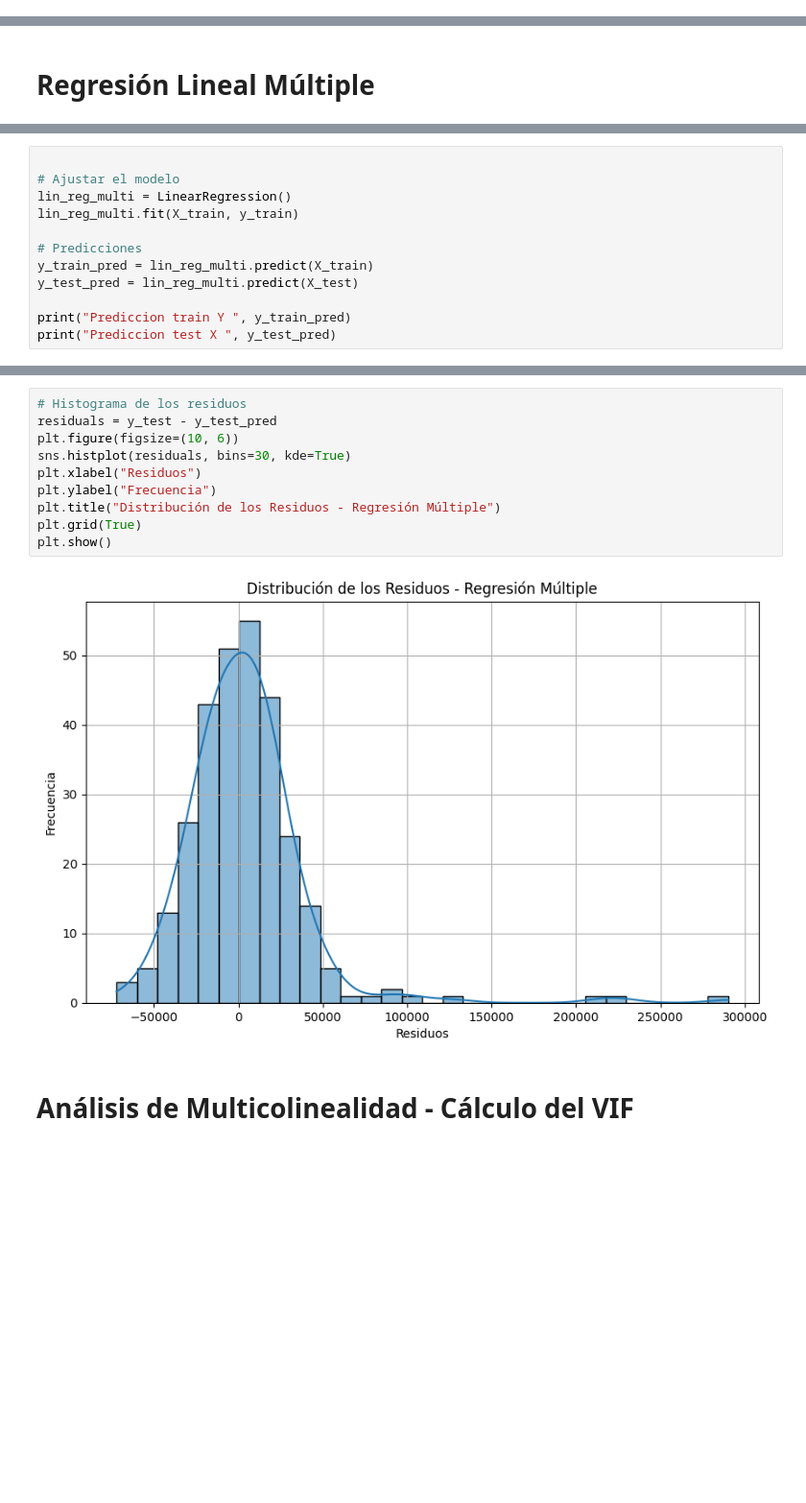
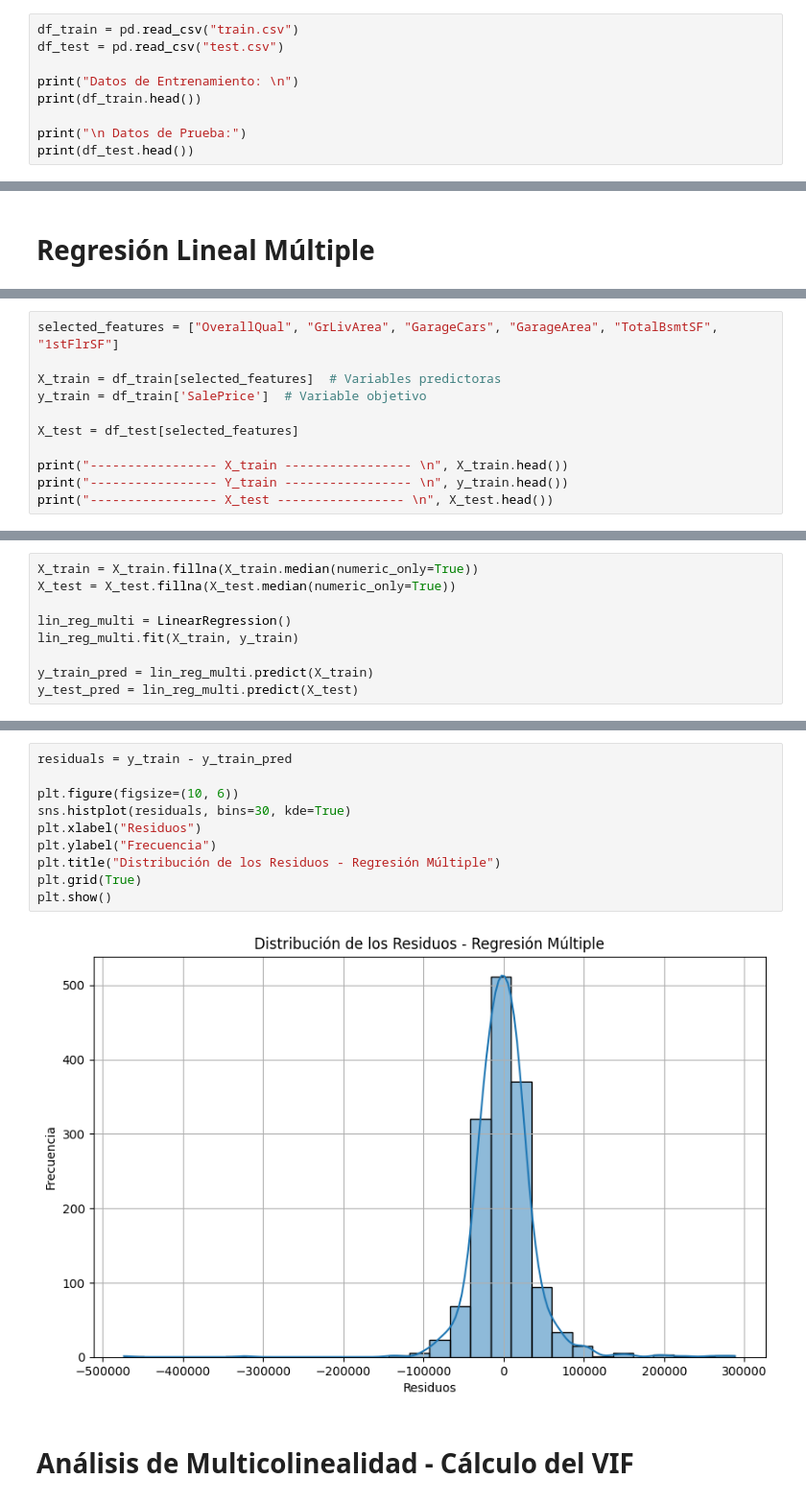
Before and after one commit to DiegoGarV/HDT3-DM, a Jupyter notebook: regresion_lineal.ipynb, the cells around one changed output, grey strips where cells are left out. Shown at 96% size. Drawn from its saved outputs; the diff is of its cells as text; blank space fills up the shorter version.

Commit message:
fix: changed model and changed test and train separation of dataset

```diff
--- a/regresion_lineal.ipynb
+++ b/regresion_lineal.ipynb
@@ -97,0 +19,9 @@ R² (test): 0.6504677778896863
+# %%
+df_train = pd.read_csv("train.csv")
+df_test = pd.read_csv("test.csv")
+
+print("Datos de Entrenamiento: \n")
+print(df_train.head())
+
+print("\n Datos de Prueba:")
+print(df_test.head())
@@ -147,0 +108,11 @@ Name: SalePrice, Length: 292, dtype: int64
+# %%
+selected_features = ["OverallQual", "GrLivArea", "GarageCars", "GarageArea", "TotalBsmtSF", "1stFlrSF"]
+
+X_train = df_train[selected_features]  # Variables predictoras
+y_train = df_train['SalePrice']  # Variable objetivo
+
+X_test = df_test[selected_features]
+
+print("----------------- X_train ----------------- \n", X_train.head())
+print("----------------- Y_train ----------------- \n", y_train.head())
+print("----------------- X_test ----------------- \n", X_test.head())
@@ -148,12 +137,9 @@ Name: SalePrice, Length: 292, dtype: int64
 # %%
+X_train = X_train.fillna(X_train.median(numeric_only=True))
+X_test = X_test.fillna(X_test.median(numeric_only=True))
 
-# Ajustar el modelo
 lin_reg_multi = LinearRegression()
 lin_reg_multi.fit(X_train, y_train)
 
-# Predicciones
 y_train_pred = lin_reg_multi.predict(X_train)
 y_test_pred = lin_reg_multi.predict(X_test)
-
-print("Prediccion train Y ", y_train_pred)
-print("Prediccion test X ", y_test_pred)
@@ -195,15 +163,15 @@ R² (test): 0.8226775450640382
 # %%
-# Histograma de los residuos
-residuals = y_test - y_test_pred
+residuals = y_train - y_train_pred
+
 plt.figure(figsize=(10, 6))
 sns.histplot(residuals, bins=30, kde=True)
 plt.xlabel("Residuos")
 plt.ylabel("Frecuencia")
-plt.title("Distribución de los Residuos - Regresión Múltiple")
+plt.title("Distribución de los Residuos - Regresión Múltiple")
 plt.grid(True)
 plt.show()
 # %% [output]
-[figure, old version]
+[figure, new version]
 # %% [markdown]
 # Análisis de Multicolinealidad - Cálculo del VIF
 # %%
```
Also changed, not shown: parts of 29 cells of this notebook.
